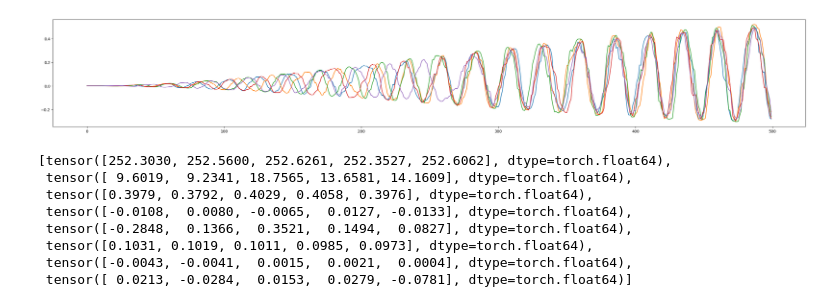
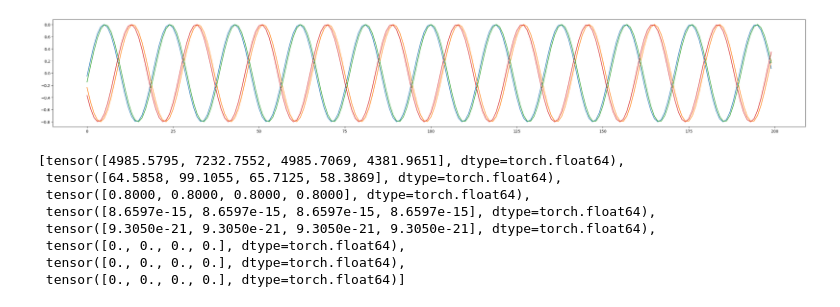
Before and after one commit to Akhilez/reward_lab, a Jupyter notebook: exp/di/cpgs/_0_discovery/cpg_kuramoto.ipynb, the cells around one changed output. Cells and saved outputs as stored; diff of their text form; code cells hidden in the pictures.

```diff
--- a/exp/di/cpgs/_0_discovery/cpg_kuramoto.ipynb
+++ b/exp/di/cpgs/_0_discovery/cpg_kuramoto.ipynb
@@ -93,7 +93,7 @@ class KuramotoCPG(nn.Module):
         return x
 # %%
 b = 2
-n = 5
+n = 4
 cpg_layer = KuramotoCPG(n_cpgs=n, dt=0.005)
 
 ys = []
@@ -102,55 +102,59 @@ h = (
     torch.tensor([(30 * i) % 360 * math.pi / 180 for i in range(n)] * b).view(b, n),
     torch.zeros(b, n),  # phi_d
 
-    torch.zeros(b, n),  # a
+    torch.ones(b, n),  # a
     torch.zeros(b, n),  # a_d
     torch.zeros(b, n),  # a_dd
 
     torch.zeros(b, n),  # b
     torch.zeros(b, n),  # b_d
     torch.zeros(b, n),  # b_dd
 )
 # psi = np.random.rand(b, n, n) * 2 * math.pi  # [0-pi]
+# psi = np.zeros((b, n, n)) * math.pi  # [0-pi]
 psi = np.zeros((b, n, n)) * math.pi  # [0-pi]
-for iteration in tqdm(range(500)):
-    w = np.random.rand(b, n, n) * 0.05  # [0-1]
-    omega = np.random.rand(b, n) * 5
-    A = np.random.rand(b, n)
-    B = np.random.rand(b, n)
+
+
+
+w = np.random.rand(b, n, n) * 0.1  # [0-1]
+omega = np.random.rand(b, n) * 5
+A = np.ones((b, n))
+B = np.zeros((b, n)) * 0
+for iteration in tqdm(range(5000)):
 
     y, h = cpg_layer(
         w=torch.tensor(w),
         psi=torch.tensor(psi),
         omega=torch.tensor(omega),
         A=torch.tensor(A),
         B=torch.tensor(B),
 
         phi=h[0],
         phi_d=h[1],
 
         a=h[2],
         a_d=h[3],
         a_dd=h[4],
 
         b=h[5],
         b_d=h[6],
         b_dd=h[7],
     )
     ys.append(y[0].tolist())
 ys = np.array(ys).T
 plt.figure(figsize=(35, 5))
 for y in ys:
-    plt.plot(y[:])
+    plt.plot(y[-200:])
 # %% [output]
-[figure, old version]
+[figure, new version]
 # %%
 [h_[0] for h_ in h]
 # %% [output]
-[tensor([252.3030, 252.5600, 252.6261, 252.3527, 252.6062], dtype=torch.float64),
- tensor([ 9.6019,  9.2341, 18.7565, 13.6581, 14.1609], dtype=torch.float64),
- tensor([0.3979, 0.3792, 0.4029, 0.4058, 0.3976], dtype=torch.float64),
- tensor([-0.0108,  0.0080, -0.0065,  0.0127, -0.0133], dtype=torch.float64),
- tensor([-0.2848,  0.1366,  0.3521,  0.1494,  0.0827], dtype=torch.float64),
- tensor([0.1031, 0.1019, 0.1011, 0.0985, 0.0973], dtype=torch.float64),
- tensor([-0.0043, -0.0041,  0.0015,  0.0021,  0.0004], dtype=torch.float64),
- tensor([ 0.0213, -0.0284,  0.0153,  0.0279, -0.0781], dtype=torch.float64)]
+[tensor([4985.5795, 7232.7552, 4985.7069, 4381.9651], dtype=torch.float64),
+ tensor([64.5858, 99.1055, 65.7125, 58.3869], dtype=torch.float64),
+ tensor([0.8000, 0.8000, 0.8000, 0.8000], dtype=torch.float64),
+ tensor([8.6597e-15, 8.6597e-15, 8.6597e-15, 8.6597e-15], dtype=torch.float64),
+ tensor([9.3050e-21, 9.3050e-21, 9.3050e-21, 9.3050e-21], dtype=torch.float64),
+ tensor([0., 0., 0., 0.], dtype=torch.float64),
+ tensor([0., 0., 0., 0.], dtype=torch.float64),
+ tensor([0., 0., 0., 0.], dtype=torch.float64)]
```
Also changed, not shown: parts of 1 cell of this notebook, 7 other files.
